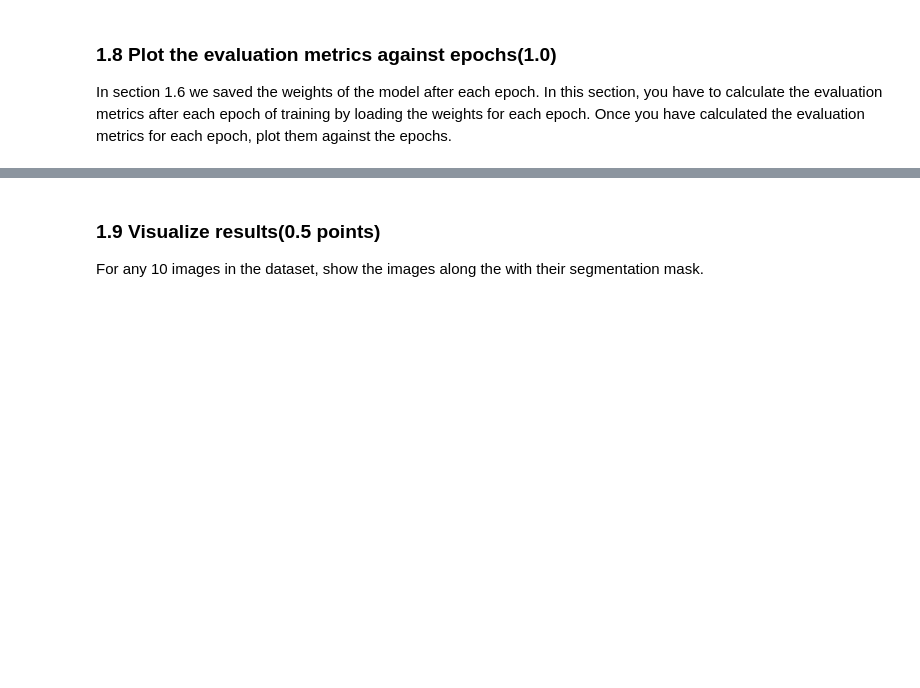
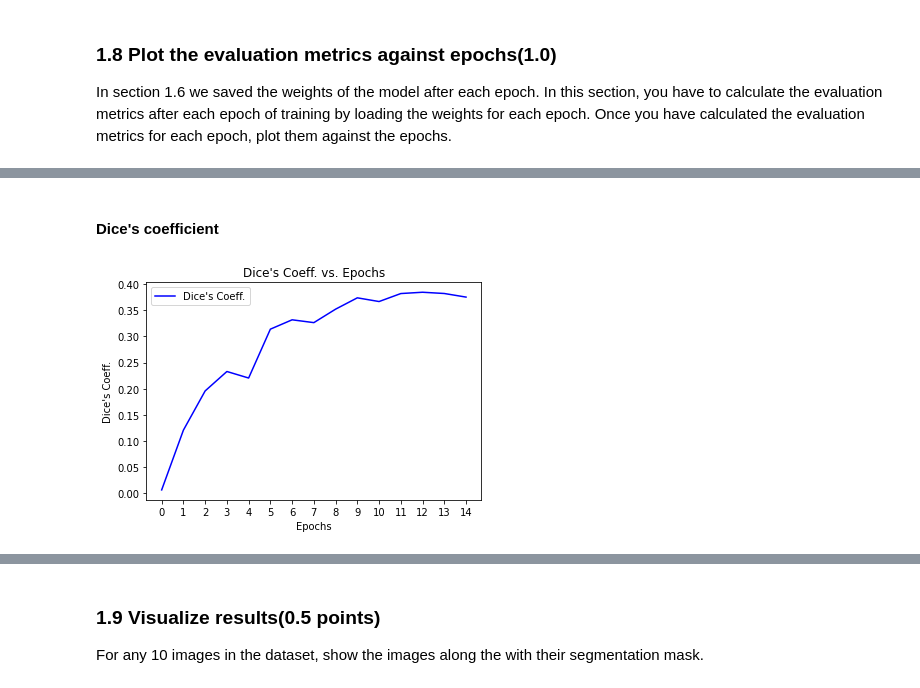
Before and after one commit to tomasamado/cityscapes-image-segmentation, a Jupyter notebook: Vision_task_1.ipynb, the cells around one changed output, grey strips where cells are left out. Drawn from its saved outputs; the diff is of its cells as text; code cells hidden in the pictures; blank space fills up the shorter version.

```diff
--- a/Vision_task_1.ipynb
+++ b/Vision_task_1.ipynb
@@ -314,0 +337,6 @@ f1_epochs
+# %% [markdown]
+#### Dice's coefficient
+# %%
+plot_metric(dice_coefficients, "Dice's Coeff.")
+# %% [output]
+[figure, added]
```
Also changed, not shown: parts of 36 cells of this notebook.
